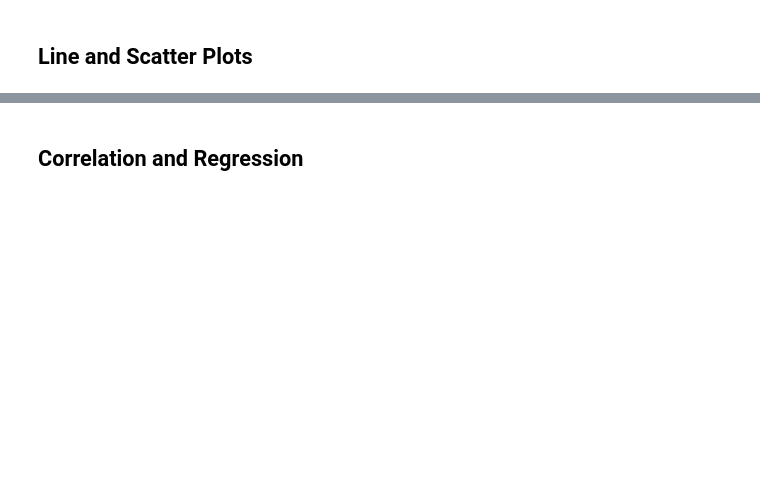
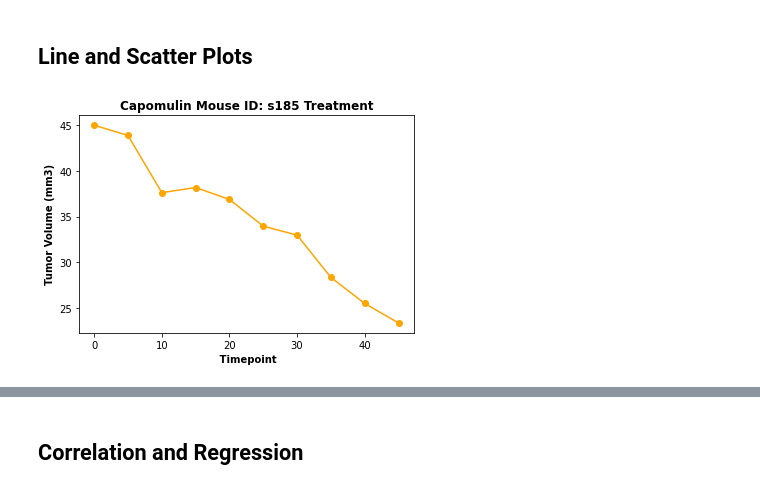
Before and after one commit to fredtan30/Matplotlib-Challenge, a Jupyter notebook: pymaceuticals_starter.ipynb, the cells around one changed output, grey strips where cells are left out. Saved outputs shown, nothing was run; the diff lists cells and outputs as text; code cells hidden in the pictures; blank space fills up the shorter version.

```diff
--- a/pymaceuticals_starter.ipynb
+++ b/pymaceuticals_starter.ipynb
@@ -355,0 +363,21 @@ for drug in drug_treatments:
+# %%
+# Generate a line plot of tumor volume vs. time point for a mouse treated with Capomulin
+
+capomulin_df = clean_mice_data.loc[clean_mice_data["Drug Regimen"] == "Capomulin"]
+capomulin_df
+
+#Take one specific mouse id which treated with Capomulin
+capomulin_df_id= capomulin_df.loc[capomulin_df['Mouse ID']=='s185']
+capomulin_df_id
+
+#Generate the line plot
+time_vol = plt.plot(capomulin_df_id['Timepoint'],capomulin_df_id['Tumor Volume (mm3)'], marker="o", color='orange' )
+
+
+plt.title('Capomulin Mouse ID: s185 Treatment', fontweight = 'bold')
+
+plt.xlabel(" Timepoint", fontweight = 'bold')
+plt.ylabel("Tumor Volume (mm3)", fontweight = 'bold')
+plt.show()
+# %% [output]
+[figure, added]
```
Also changed, not shown: parts of 5 cells of this notebook.
